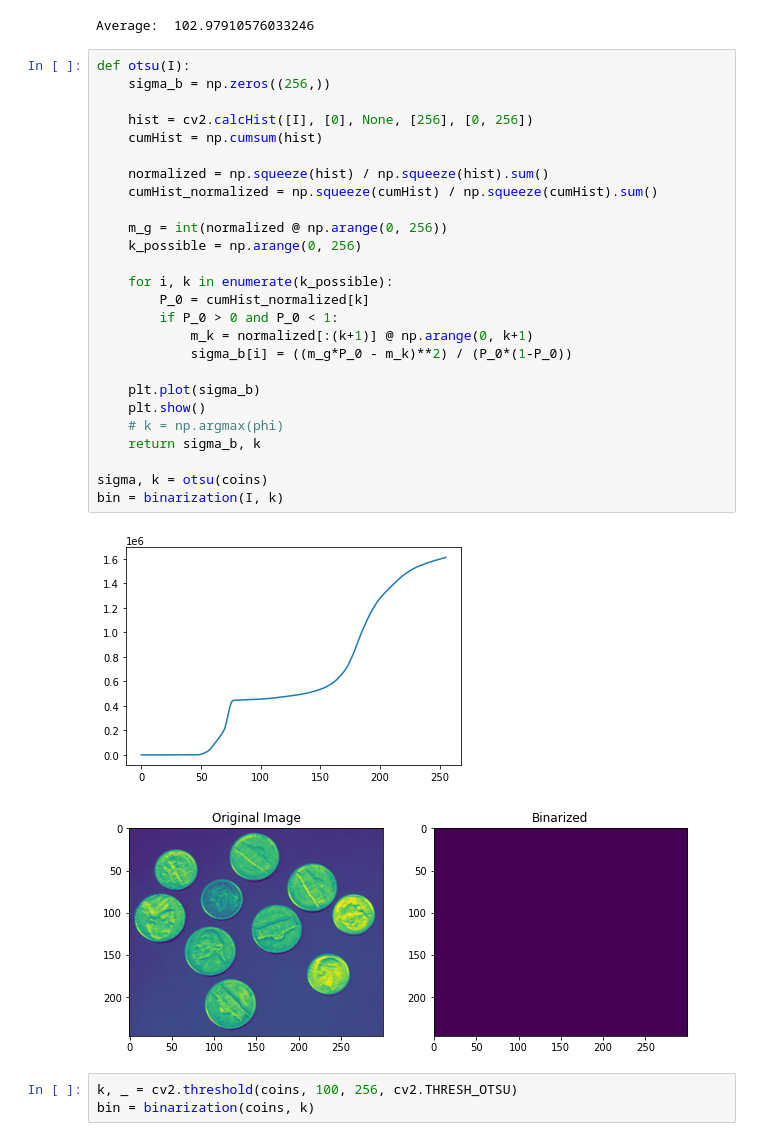
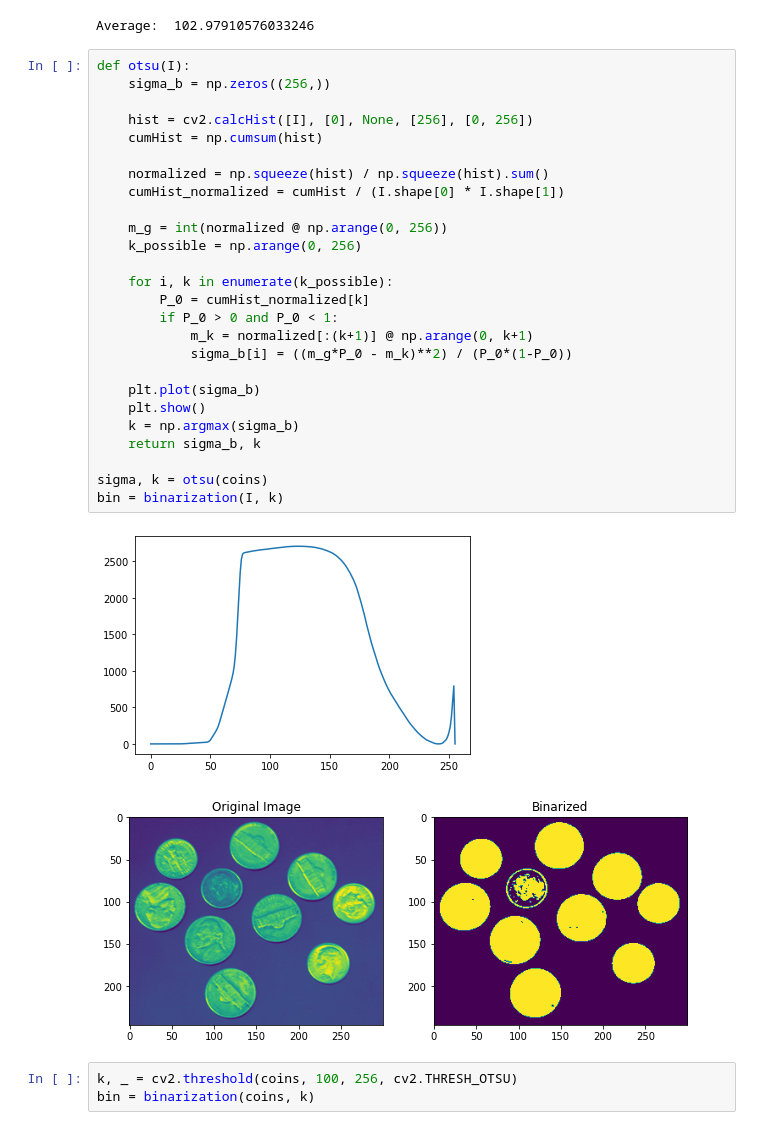
Before and after one commit to djmmatracki/ComputerVision, a Jupyter notebook: Binaryzacja/04_thresholding.ipynb, the cells around one changed output. Drawn from its saved outputs; the diff is of its cells as text.

```diff
--- a/Binaryzacja/04_thresholding.ipynb
+++ b/Binaryzacja/04_thresholding.ipynb
@@ -441,32 +441,32 @@ Average:  102.97910576033246
 # %%
 def otsu(I):
     sigma_b = np.zeros((256,))
 
     hist = cv2.calcHist([I], [0], None, [256], [0, 256])
     cumHist = np.cumsum(hist)
 
     normalized = np.squeeze(hist) / np.squeeze(hist).sum()
-    cumHist_normalized = np.squeeze(cumHist) / np.squeeze(cumHist).sum()
+    cumHist_normalized = cumHist / (I.shape[0] * I.shape[1])
 
     m_g = int(normalized @ np.arange(0, 256))
     k_possible = np.arange(0, 256)
 
     for i, k in enumerate(k_possible):
         P_0 = cumHist_normalized[k]
         if P_0 > 0 and P_0 < 1:
             m_k = normalized[:(k+1)] @ np.arange(0, k+1)
             sigma_b[i] = ((m_g*P_0 - m_k)**2) / (P_0*(1-P_0))
 
     plt.plot(sigma_b)
     plt.show()
-    # k = np.argmax(phi)
+    k = np.argmax(sigma_b)
     return sigma_b, k
 
 sigma, k = otsu(coins)
 bin = binarization(I, k)
 # %% [output]
-[figure, old version]
+[figure, new version]
-[figure, old version]
+[figure, new version]
 # %%
 k, _ = cv2.threshold(coins, 100, 256, cv2.THRESH_OTSU)
 bin = binarization(coins, k)
```
Also changed, not shown: parts of 2 cells of this notebook.
